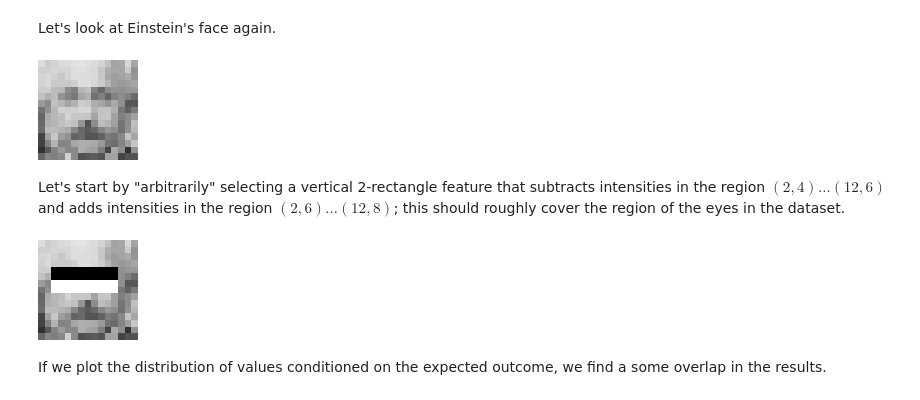
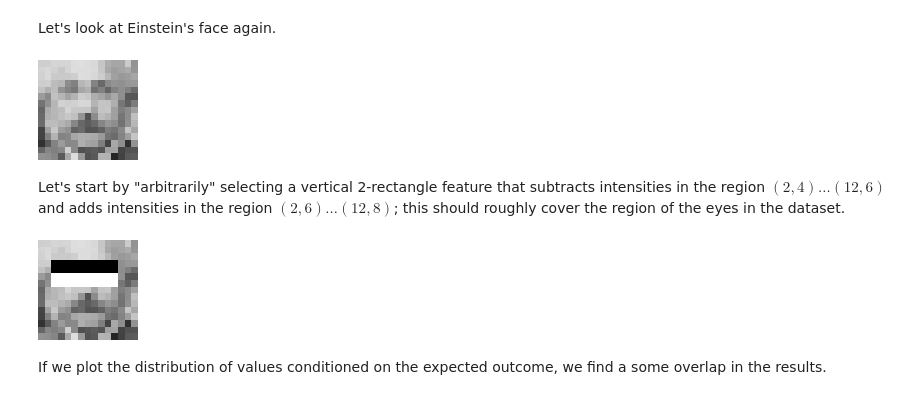
Before and after one commit to sunsided/viola-jones-adaboost, a Jupyter notebook: viola-jones.ipynb, the cells around one changed output. Cells and saved outputs as stored; diff of their text form; code cells hidden in the pictures.

```diff
--- a/viola-jones.ipynb
+++ b/viola-jones.ipynb
@@ -234,7 +234,7 @@ WINDOW_SIZE = 15
 # %% [markdown]
 This suits us well, as the faces from the target image are in this size:
 # %%
-EINSTEIN_POS = (72, 207)
+EINSTEIN_POS = (73, 207)
 EINSTEIN = grayscale[EINSTEIN_POS[0]:EINSTEIN_POS[0]+WINDOW_SIZE, EINSTEIN_POS[1]:EINSTEIN_POS[1]+WINDOW_SIZE]
 
 to_image(EINSTEIN).resize((4*WINDOW_SIZE, 4*WINDOW_SIZE))
@@ -908,19 +917,19 @@ Let's look at Einstein's face again.
 # %%
 to_image(EINSTEIN).resize((100, 100))
 # %% [output]
-[figure, old version]
+[figure, new version]
 # %% [markdown]
 Let's start by "arbitrarily" selecting a vertical 2-rectangle feature that subtracts intensities in the region $(2, 4) \dots (12, 6)$ and adds intensities in the region $(2, 6) \dots (12, 8)$; this should roughly cover the region of the eyes in the dataset.
 # %%
 left, width = 2, 10
-top, height = 4, 4
+top, height = 3, 4
 
 EINSTEIN_MASKED = EINSTEIN.copy()
 EINSTEIN_MASKED[top:top+height//2, left:left+width] = 0
 EINSTEIN_MASKED[top+height//2:top+height, left:left+width] = 1
 to_image(EINSTEIN_MASKED).resize((100, 100))
 # %% [output]
-[figure, old version]
+[figure, new version]
 # %%
 f = Feature2v(x=left, y=top, width=width, height=height)
 
```
Also changed, not shown: parts of 45 cells of this notebook.
